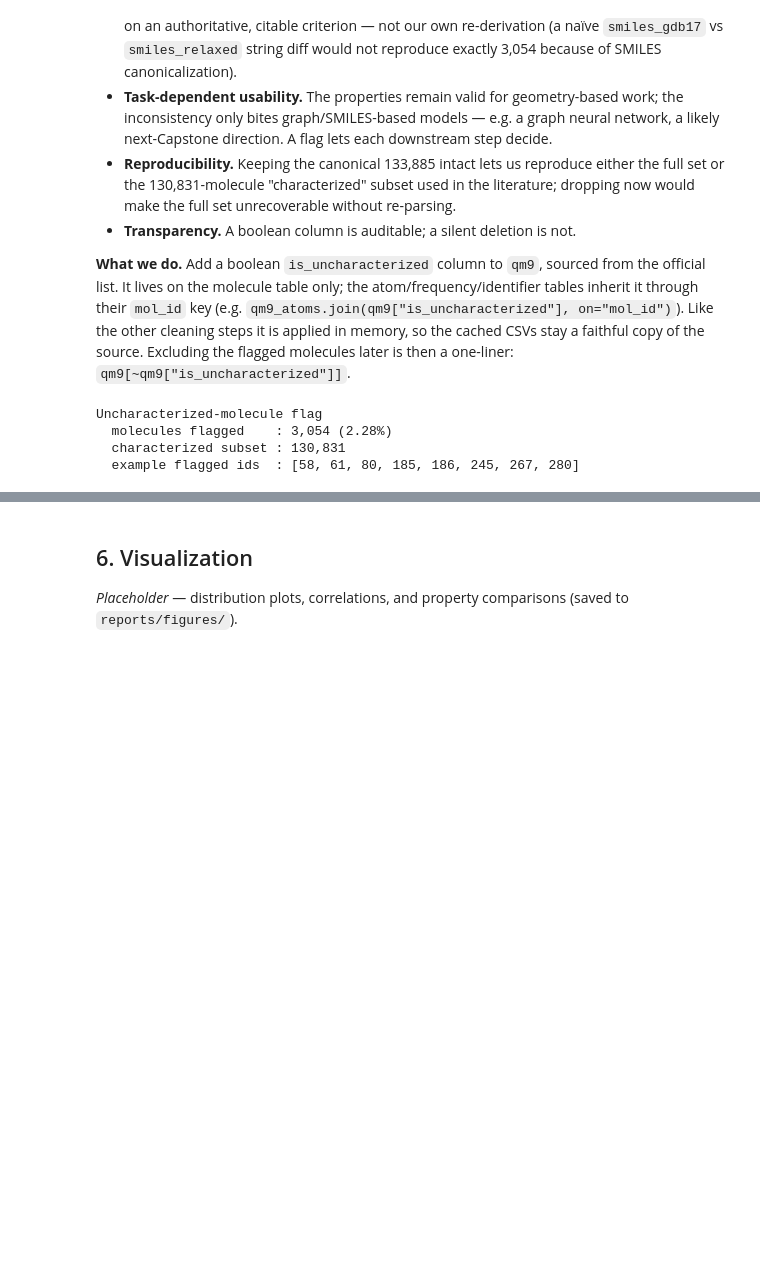
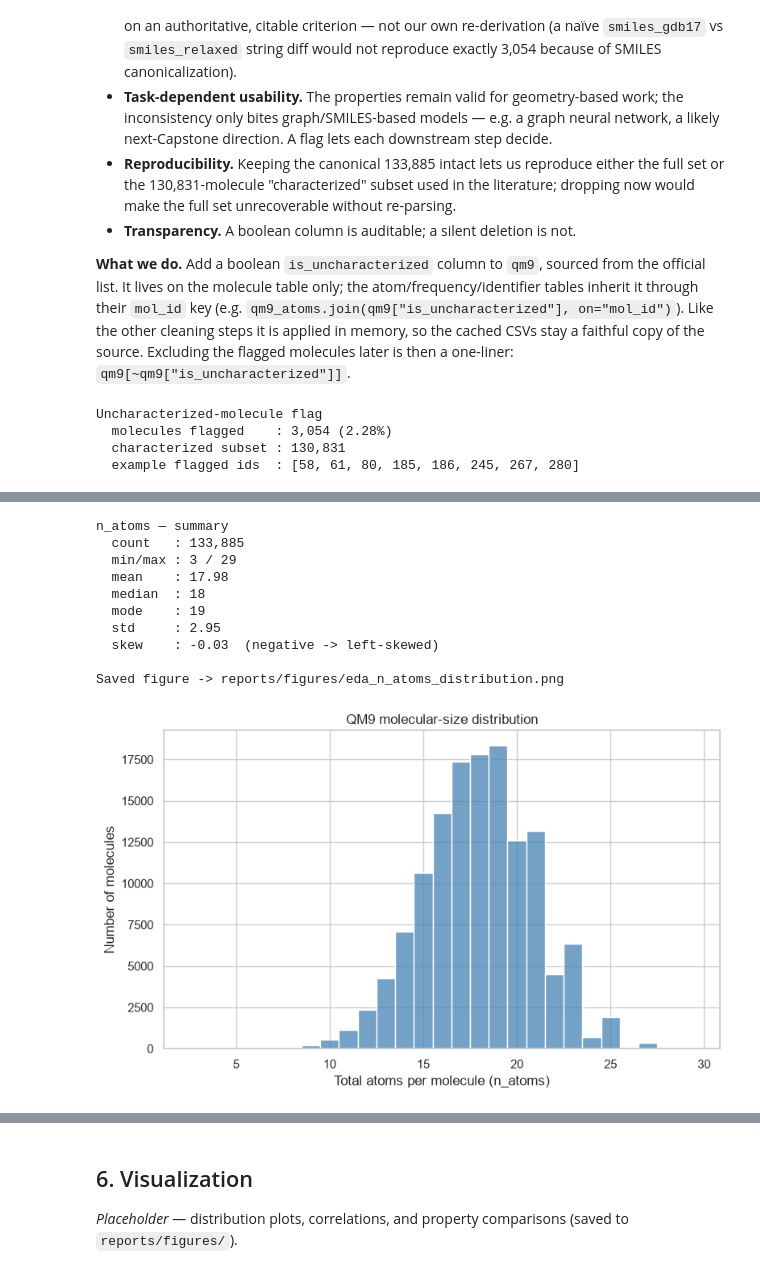
Before and after one commit to thebreadishard/ai-programming-foundations-project, a Jupyter notebook: notebooks/qm9_workflow.ipynb, the cells around one changed output, grey strips where cells are left out. Drawn from its saved outputs; the diff is of its cells as text; code cells hidden in the pictures; blank space fills up the shorter version.

```diff
--- a/notebooks/qm9_workflow.ipynb
+++ b/notebooks/qm9_workflow.ipynb
@@ -729,0 +754,37 @@ _Placeholder_ — summary statistics, distributions, and relationships between p
+# %%
+# 5.1 Distribution of the total atom count (n_atoms) per molecule.
+n_atoms = qm9["n_atoms"]
+
+print("n_atoms — summary")
+print(f"  count   : {n_atoms.count():,}")
+print(f"  min/max : {n_atoms.min()} / {n_atoms.max()}")
+print(f"  mean    : {n_atoms.mean():.2f}")
+print(f"  median  : {n_atoms.median():.0f}")
+print(f"  mode    : {int(n_atoms.mode().iloc[0])}")
+print(f"  std     : {n_atoms.std():.2f}")
+print(f"  skew    : {n_atoms.skew():.2f}  (negative -> left-skewed)")
+
+# Labelled histogram saved for the report (the full per-size breakdown is visible here).
+fig, ax = plt.subplots()
+sns.histplot(n_atoms, discrete=True, color="steelblue", ax=ax)
+ax.set_xlabel("Total atoms per molecule (n_atoms)")
+ax.set_ylabel("Number of molecules")
+ax.set_title("QM9 molecular-size distribution")
+fig.tight_layout()
+
+fig_path = FIGURES / "eda_n_atoms_distribution.png"
+fig.savefig(fig_path, dpi=150)
+print(f"\nSaved figure -> {fig_path.relative_to(PROJECT_ROOT).as_posix()}")
+plt.show()
+# %% [output]
+n_atoms — summary
+  count   : 133,885
+  min/max : 3 / 29
+  mean    : 17.98
+  median  : 18
+  mode    : 19
+  std     : 2.95
+  skew    : -0.03  (negative -> left-skewed)
+
+Saved figure -> reports/figures/eda_n_atoms_distribution.png
+[figure, added]
```
Also changed, not shown: parts of 3 cells of this notebook, 1 other file.
